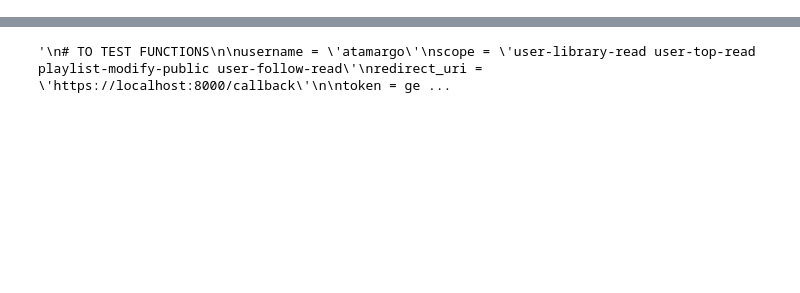
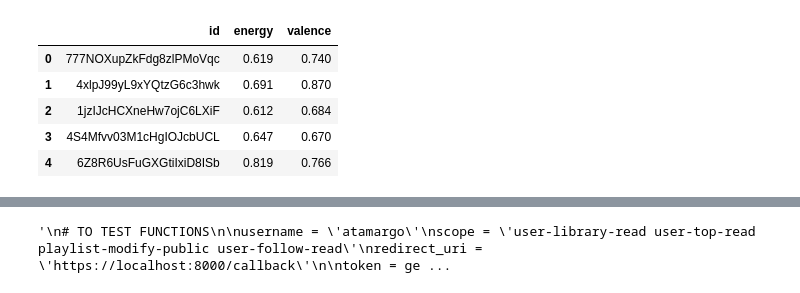
Before and after one commit to tamargoadam/emotion-based-music-recommendation, a Jupyter notebook: server/rs/rec_alg.ipynb, the cells around one changed output, grey strips where cells are left out. Cells and saved outputs as stored; diff of their text form; code cells hidden in the pictures; blank space fills up the shorter version.

```diff
--- a/server/rs/rec_alg.ipynb
+++ b/server/rs/rec_alg.ipynb
@@ -253,0 +336,15 @@ adjust_songs(tones, 50)
+# %%
+#joy_tracks
+joy_tracks = df.copy()
+joy_tracks = joy_tracks.drop(['speechiness','instrumentalness','liveness','acousticness','name','artist','loudness','tempo','danceability'], axis=1)
+joy_tracks = joy_tracks[joy_tracks['energy'] > 0.5]
+joy_tracks = joy_tracks[joy_tracks['valence'] > 0.5]
+joy_tracks = joy_tracks.sample(frac=1).reset_index(drop=True)
+joy_tracks.head()
+# %% [output]
+|  | id | energy | valence |
+| 0 | 777NOXupZkFdg8zlPMoVqc | 0.619 | 0.740 |
+| 1 | 4xlpJ99yL9xYQtzG6c3hwk | 0.691 | 0.870 |
+| 2 | 1jzIJcHCXneHw7ojC6LXiF | 0.612 | 0.684 |
+| 3 | 4S4Mfvv03M1cHgIOJcbUCL | 0.647 | 0.670 |
+| 4 | 6Z8R6UsFuGXGtiIxiD8ISb | 0.819 | 0.766 |
```
Also changed, not shown: parts of 24 cells of this notebook, 2 other files.
